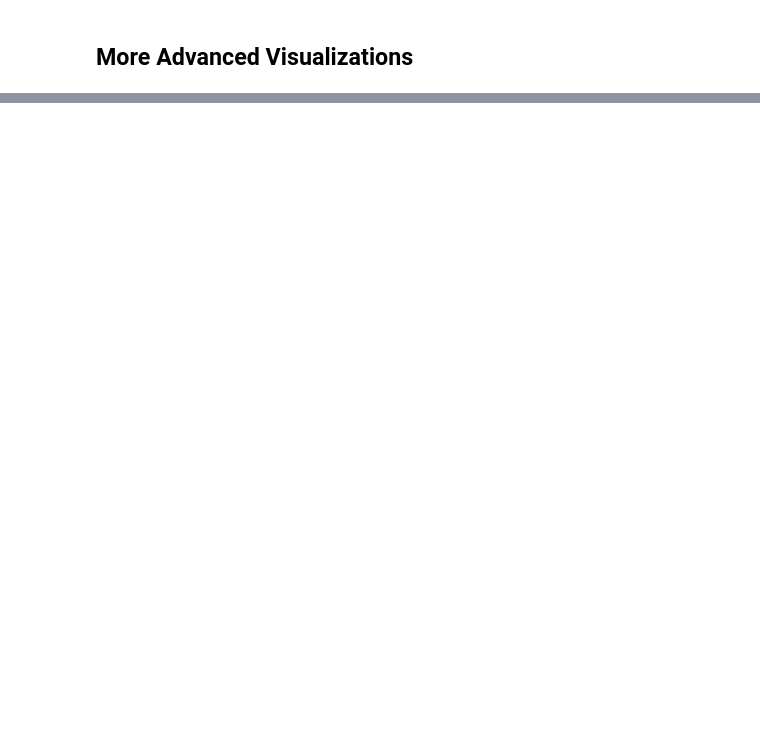
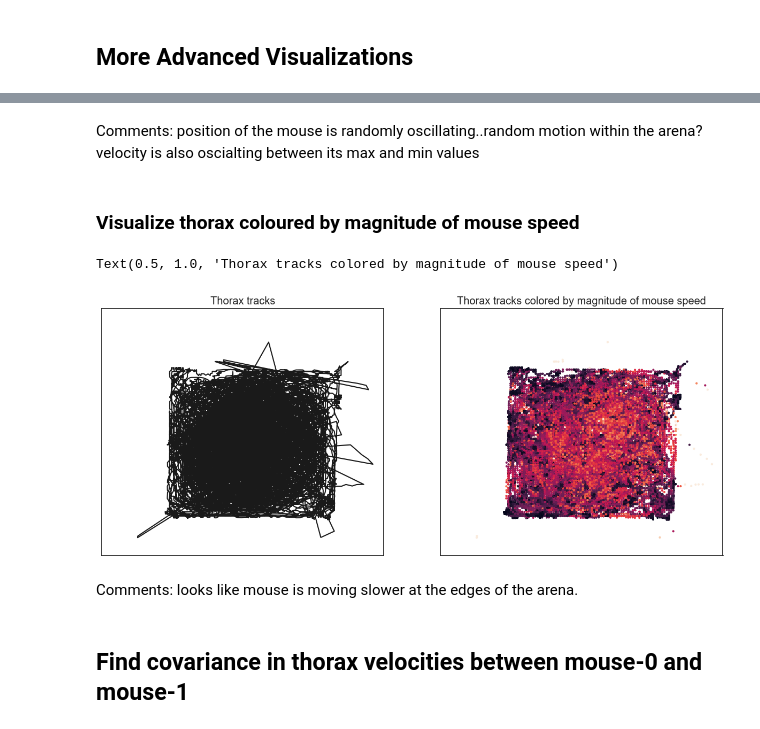
Before and after one commit to BrianNGitahi/NRI, a Jupyter notebook: Test_notebook.ipynb, the cells around one changed output, grey strips where cells are left out. Drawn from its saved outputs; the diff is of its cells as text; code cells hidden in the pictures; blank space fills up the shorter version.

```diff
--- a/Test_notebook.ipynb
+++ b/Test_notebook.ipynb
@@ -202,0 +221,32 @@ thx_vel_m1 = smooth_diff(thorax_loc[:,:,1])
+# %% [markdown]
+Comments: position of the mouse is randomly oscillating..random motion within the arena? velocity is also oscialting between its max and min values
+# %% [markdown]
+### Visualize thorax coloured by magnitude of mouse speed
+# %%
+fig = plt.figure(figsize=(15,6))
+ax1 = fig.add_subplot(121)
+ax1.plot(thorax_loc[:, 0, 0], thorax_loc[:, 1, 0], 'k')
+ax1.set_xlim(0,500)
+ax1.set_xticks([])
+ax1.set_ylim(0,500)
+ax1.set_yticks([])
+ax1.set_title('Thorax tracks')
+
+kp = thx_vel_m0  # use thx_vel_m1 for other mouse
+vmin = 0
+vmax = 10
+
+ax2 = fig.add_subplot(122)
+ax2.scatter(thorax_loc[:,0,0], thorax_loc[:,1,0], c=kp, s=4, vmin=vmin, vmax=vmax)
+ax2.set_xlim(0,500)
+ax2.set_xticks([])
+ax2.set_ylim(0,500)
+ax2.set_yticks([])
+ax2.set_title('Thorax tracks colored by magnitude of mouse speed')
+# %% [output]
+Text(0.5, 1.0, 'Thorax tracks colored by magnitude of mouse speed')
+[figure, added]
+# %% [markdown]
+Comments: looks like mouse is moving slower at the edges of the arena.
+# %% [markdown]
+## Find covariance in thorax velocities between mouse-0 and mouse-1
```
Also changed, not shown: parts of 6 cells of this notebook.
